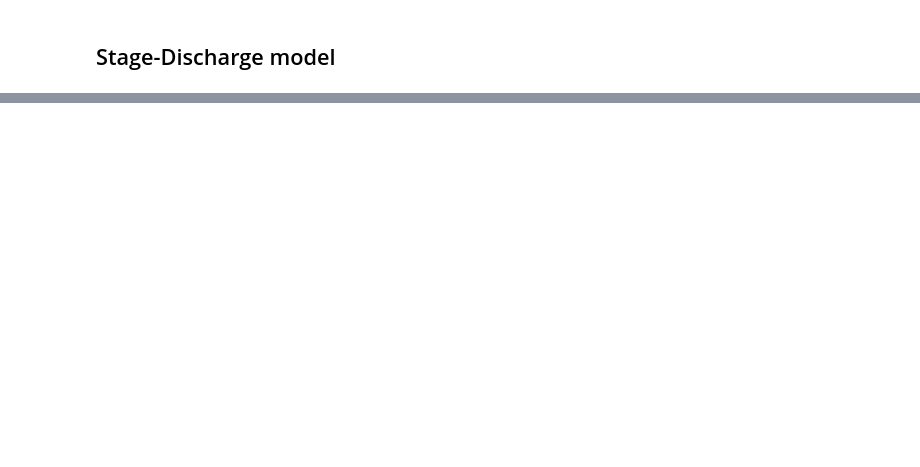
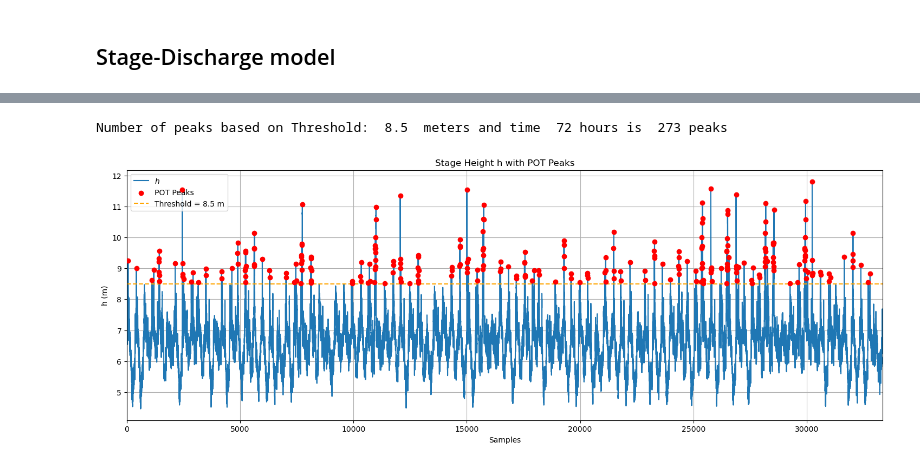
Before and after one commit to Loe-SS/MORE, a Jupyter notebook: EVA Discharge.ipynb, the cells around one changed output, grey strips where cells are left out. Saved outputs shown, nothing was run; the diff lists cells and outputs as text; code cells hidden in the pictures; blank space fills up the shorter version.

```diff
--- a/EVA Discharge.ipynb
+++ b/EVA Discharge.ipynb
@@ -257,0 +333,54 @@ plt.plot(h_sim.index, h_sim)
+# %%
+def pot_method(series, threshold, min_sep_samples):
+    """
+    Peaks-over-threshold on a 1D series.
+
+    series: pandas Series (any index) or 1D array
+    threshold: float (min peak height)
+    min_sep_samples: int (min separation in samples; e.g., 24h @ 3-hourly -> 8)
+    """
+    # ensure 1D array for peak finding
+    if isinstance(series, pd.Series):
+        y = series.to_numpy()
+    else:
+        y = np.asarray(series)
+
+    distance = max(1, int(min_sep_samples))
+    idx_pos, props = find_peaks(y, height=threshold, distance=distance)
+
+    # return peaks with the original index if it's a Series
+    if isinstance(series, pd.Series):
+        peaks = series.iloc[idx_pos]  # <-- positional selection, not .loc
+    else:
+        peaks = pd.Series(y[idx_pos], index=idx_pos)
+
+    return idx_pos, peaks
+
+threshold = 8.5 # TODO realistische threshold waarde
+
+dtime_hours = 72 # TODO
+dtime = dtime_hours // 24
+
+tare = threshold
+
+indices,pot_maxima = pot_method(h_sim, threshold, dtime)
+
+kmax = len(pot_maxima)
+print("Number of peaks based on Threshold: ",threshold," meters and time ",dtime_hours, "hours is ",kmax, "peaks")
+# %% [output]
+Number of peaks based on Threshold:  8.5  meters and time  72 hours is  273 peaks
+# %%
+fig, ax = plt.subplots(figsize=(18, 6))
+
+ax.plot(h_sim.index, h_sim,label=f'$h$')
+ax.scatter(h_sim.iloc[indices].index, h_sim.iloc[indices], color='red', label='POT Peaks', zorder=10)
+
+ax.set_xmargin(0)
+ax.set_xlabel('Samples')
+ax.set_ylabel('h (m)')
+ax.set_title('Stage Height h with POT Peaks')
+ax.axhline(y=threshold, color='orange', linestyle='--', label=f'Threshold = {threshold} m')
+ax.legend()
+ax.grid()
+# %% [output]
+[figure, added]
```
Also changed, not shown: parts of 16 cells of this notebook, 4 other files.
